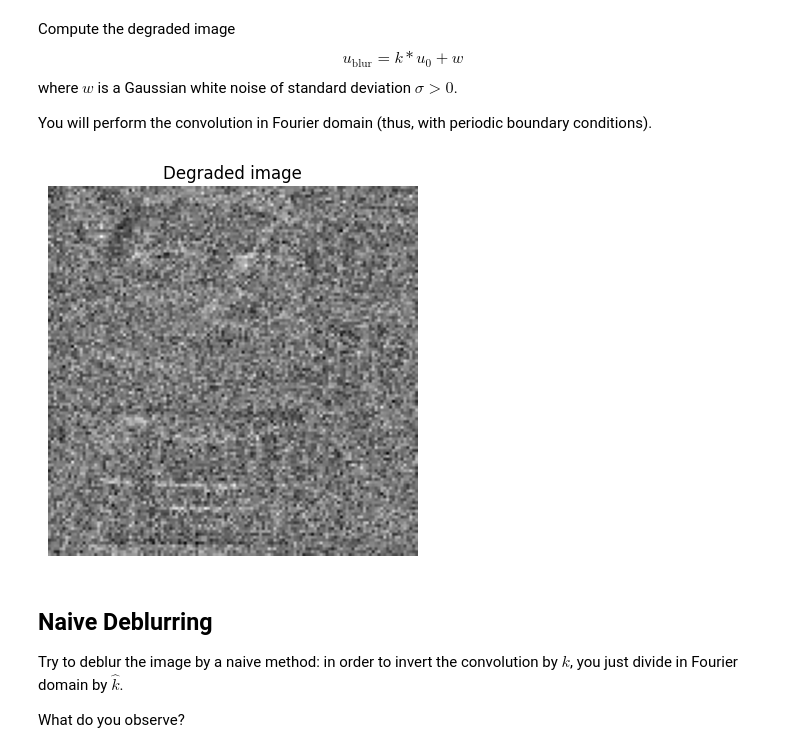
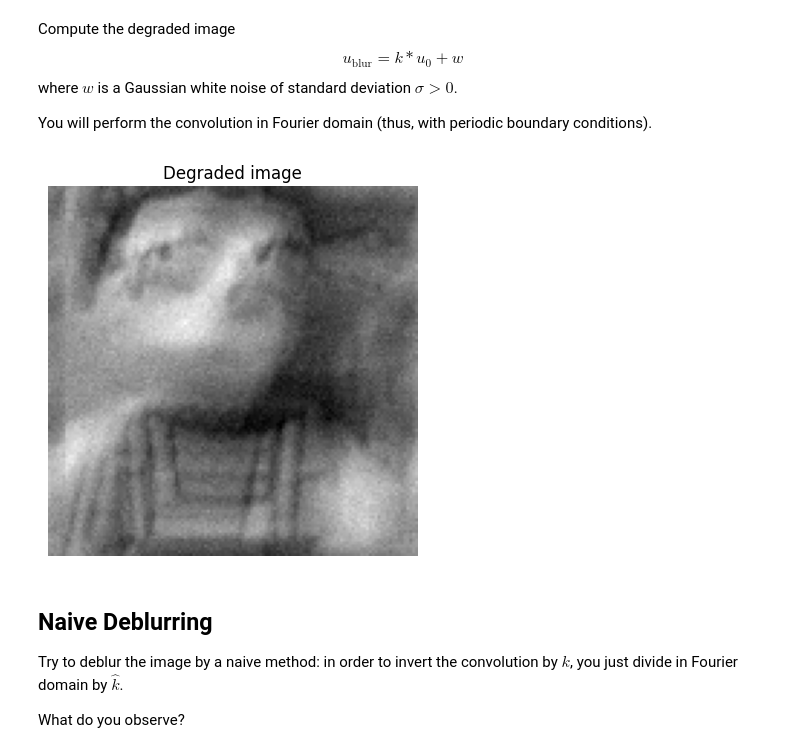
Before and after one commit to Mert-Emrem/SSEO-MRO, a Jupyter notebook: pw5_image_restoration_student.ipynb, the cells around one changed output. Cells and saved outputs as stored; diff of their text form; code cells hidden in the pictures.

```diff
--- a/pw5_image_restoration_student.ipynb
+++ b/pw5_image_restoration_student.ipynb
@@ -141,26 +141,26 @@ You will perform the convolution in Fourier domain (thus, with periodic boundary
 # %%
 sigma = 0.02
 
 # compute FT of the clean image
 u0_fft = fft2(u0)
-u0_fft = fftshift(u0_fft)
+#u0_fft = fftshift(u0_fft)
 
 #COmpute the convolution between the blurrign kernel and the clean image
 conv_fft = fk * u0_fft
-ublur = ifft2(ifftshift(conv_fft)).real
+ublur = ifft2(conv_fft).real
 
 # Add the noise term:
 ublur = ublur + sigma*torch.randn(M,N)
 
 ### ... ###
 
 plt.figure(dpi=100)
 plt.imshow(ublur,cmap='gray')
 plt.title('Degraded image')
 plt.axis('off')
 plt.show()
 # %% [output]
-[figure, old version]
+[figure, new version]
 # %% [markdown]
 ## Naive Deblurring
 
```
